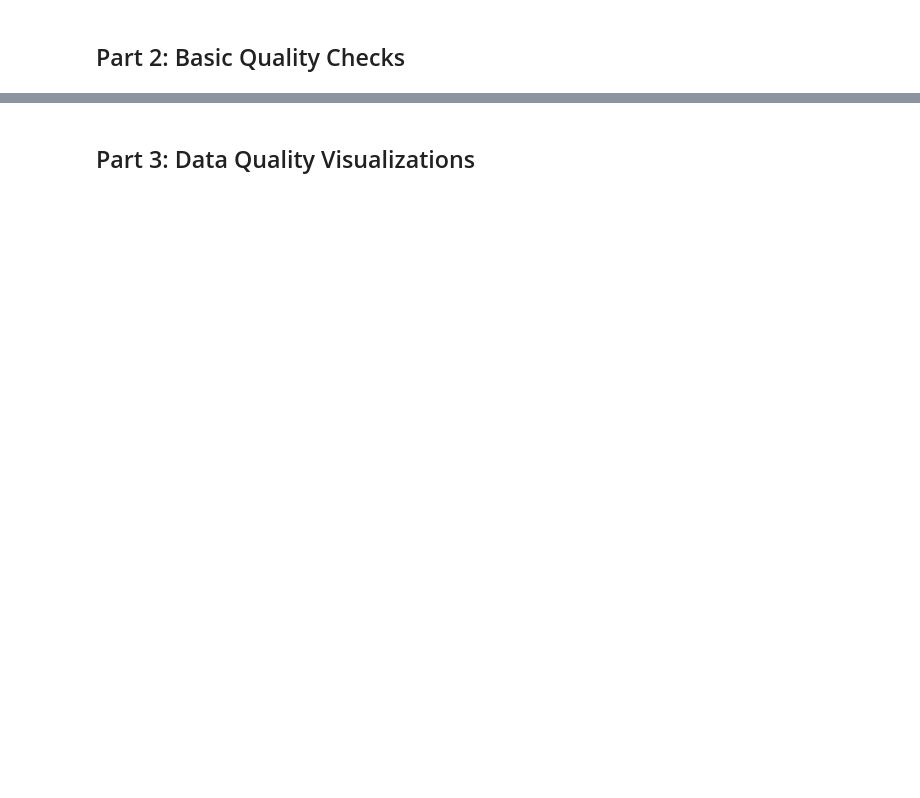
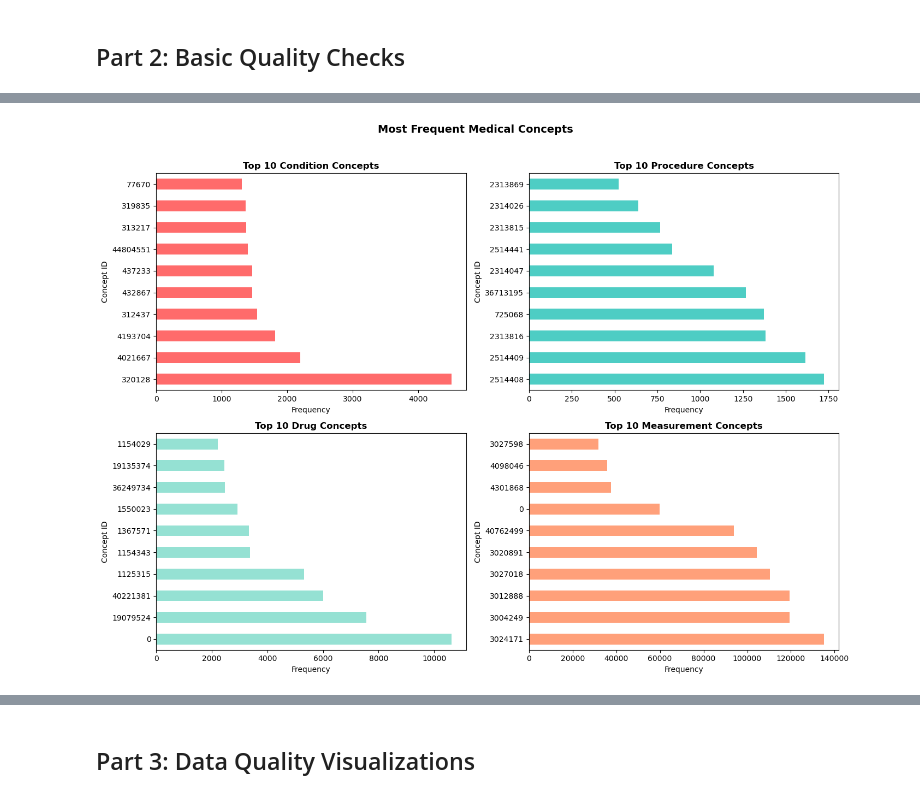
Before and after one commit to AaronLuo00/crisp-pipeline, a Jupyter notebook: notebooks/01_data_quality_exploration.ipynb, the cells around one changed output, grey strips where cells are left out. Drawn from its saved outputs; the diff is of its cells as text; code cells hidden in the pictures; blank space fills up the shorter version.

```diff
--- a/notebooks/01_data_quality_exploration.ipynb
+++ b/notebooks/01_data_quality_exploration.ipynb
@@ -177,0 +260,41 @@ if 'PERSON' in tables:
+# %%
+# Top Medical Concepts Analysis
+fig, ((ax1, ax2), (ax3, ax4)) = plt.subplots(2, 2, figsize=(14, 10))
+
+# Top conditions
+if 'CONDITION_OCCURRENCE' in tables:
+    top_conditions = tables['CONDITION_OCCURRENCE']['condition_concept_id'].value_counts().head(10)
+    top_conditions.plot(kind='barh', ax=ax1, color='#FF6B6B')
+    ax1.set_title('Top 10 Condition Concepts', fontsize=12, fontweight='bold')
+    ax1.set_xlabel('Frequency')
+    ax1.set_ylabel('Concept ID')
+
+# Top procedures
+if 'PROCEDURE_OCCURRENCE' in tables:
+    top_procedures = tables['PROCEDURE_OCCURRENCE']['procedure_concept_id'].value_counts().head(10)
+    top_procedures.plot(kind='barh', ax=ax2, color='#4ECDC4')
+    ax2.set_title('Top 10 Procedure Concepts', fontsize=12, fontweight='bold')
+    ax2.set_xlabel('Frequency')
+    ax2.set_ylabel('Concept ID')
+
+# Top drugs
+if 'DRUG_EXPOSURE' in tables:
+    top_drugs = tables['DRUG_EXPOSURE']['drug_concept_id'].value_counts().head(10)
+    top_drugs.plot(kind='barh', ax=ax3, color='#95E1D3')
+    ax3.set_title('Top 10 Drug Concepts', fontsize=12, fontweight='bold')
+    ax3.set_xlabel('Frequency')
+    ax3.set_ylabel('Concept ID')
+
+# Top measurements
+if 'MEASUREMENT' in tables:
+    top_measurements = tables['MEASUREMENT']['measurement_concept_id'].value_counts().head(10)
+    top_measurements.plot(kind='barh', ax=ax4, color='#FFA07A')
+    ax4.set_title('Top 10 Measurement Concepts', fontsize=12, fontweight='bold')
+    ax4.set_xlabel('Frequency')
+    ax4.set_ylabel('Concept ID')
+
+plt.suptitle('Most Frequent Medical Concepts', fontsize=14, fontweight='bold', y=1.02)
+plt.tight_layout()
+plt.show()
+# %% [output]
+[figure, added]
```
Also changed, not shown: parts of 15 cells of this notebook.
